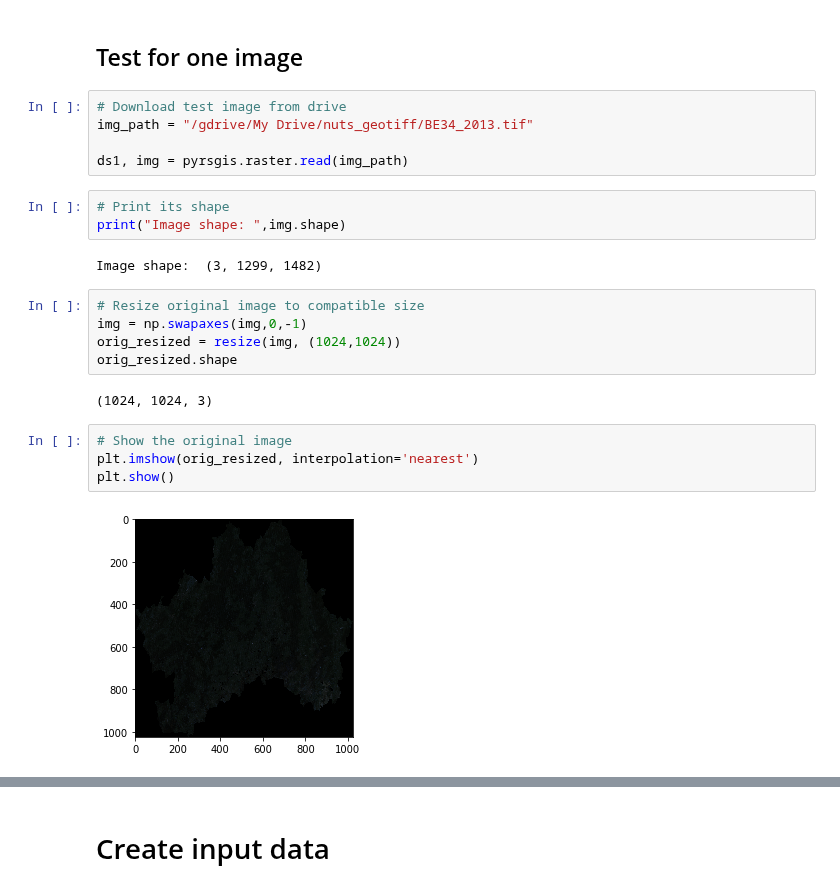
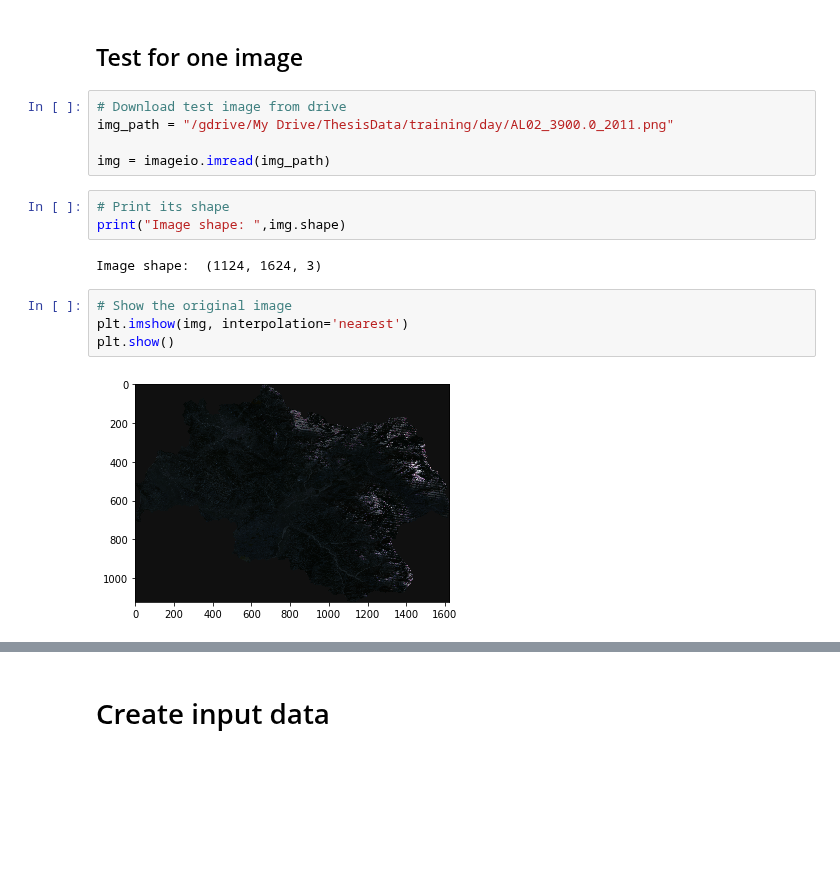
Before and after one commit to maxjonasbehrens/master_thesis_code, a Jupyter notebook: NeuralNetTrain/ee_import.ipynb, the cells around one changed output, grey strips where cells are left out. Saved outputs shown, nothing was run; the diff lists cells and outputs as text; blank space fills up the shorter version.

Commit message:
minor bug fix with subselect data type

```diff
--- a/NeuralNetTrain/ee_import.ipynb
+++ b/NeuralNetTrain/ee_import.ipynb
@@ -64,24 +65,17 @@ exec(open("/content/master_thesis_code/NeuralNetTrain/imgProcessing/sat_images.p
 ## Test for one image
 # %%
 # Download test image from drive
-img_path = "/gdrive/My Drive/nuts_geotiff/BE34_2013.tif"
+img_path = "/gdrive/My Drive/ThesisData/training/day/AL02_3900.0_2011.png"
 
-ds1, img = pyrsgis.raster.read(img_path)
+img = imageio.imread(img_path)
 # %%
 # Print its shape
 print("Image shape: ",img.shape)
 # %% [output]
-Image shape:  (3, 1299, 1482)
+Image shape:  (1124, 1624, 3)
-# %%
-# Resize original image to compatible size
-img = np.swapaxes(img,0,-1)
-orig_resized = resize(img, (1024,1024))
-orig_resized.shape
-# %% [output]
-(1024, 1024, 3)
 # %%
 # Show the original image
-plt.imshow(orig_resized, interpolation='nearest')
+plt.imshow(img, interpolation='nearest')
 plt.show()
 # %% [output]
-[figure, old version]
+[figure, new version]
```
Also changed, not shown: parts of 10 cells of this notebook.
